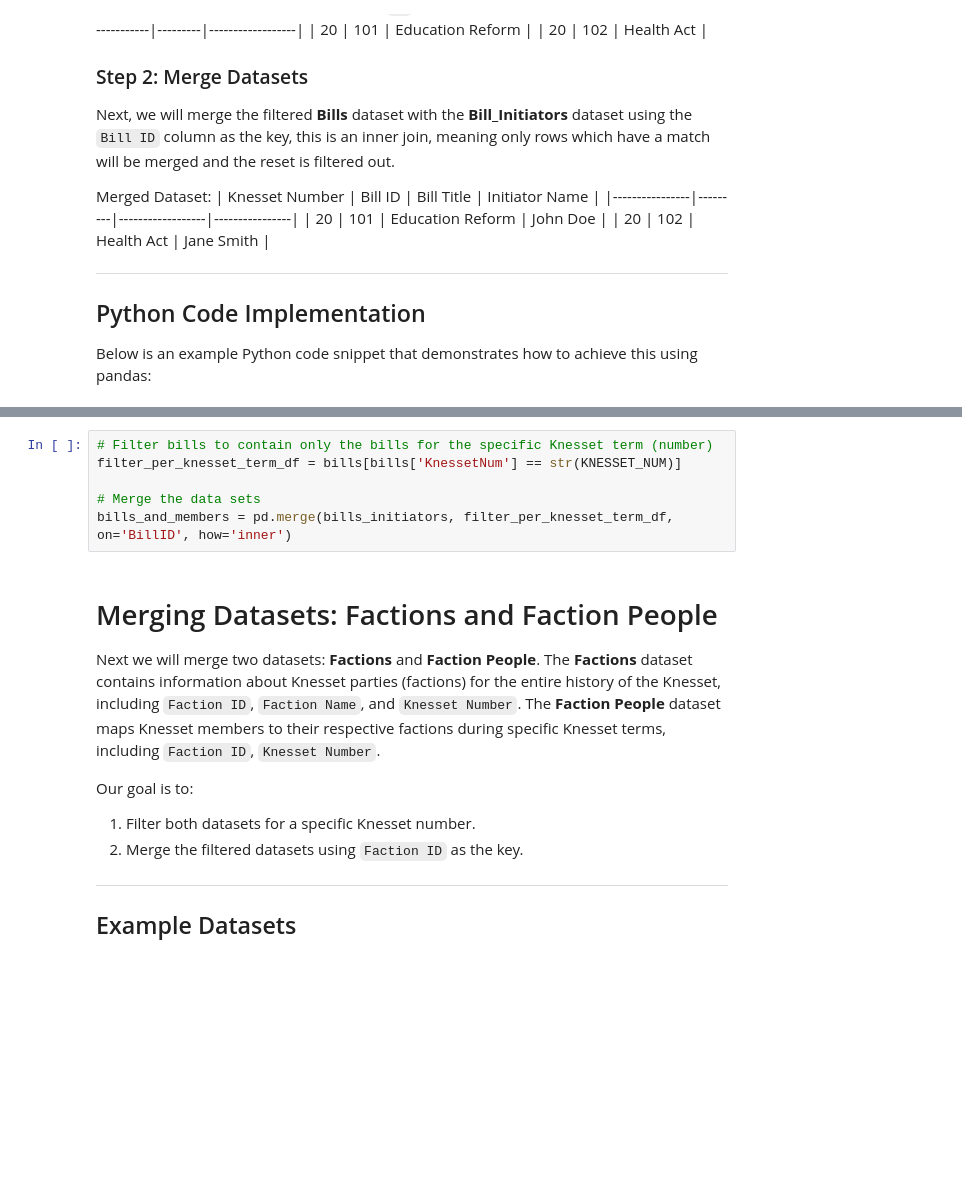
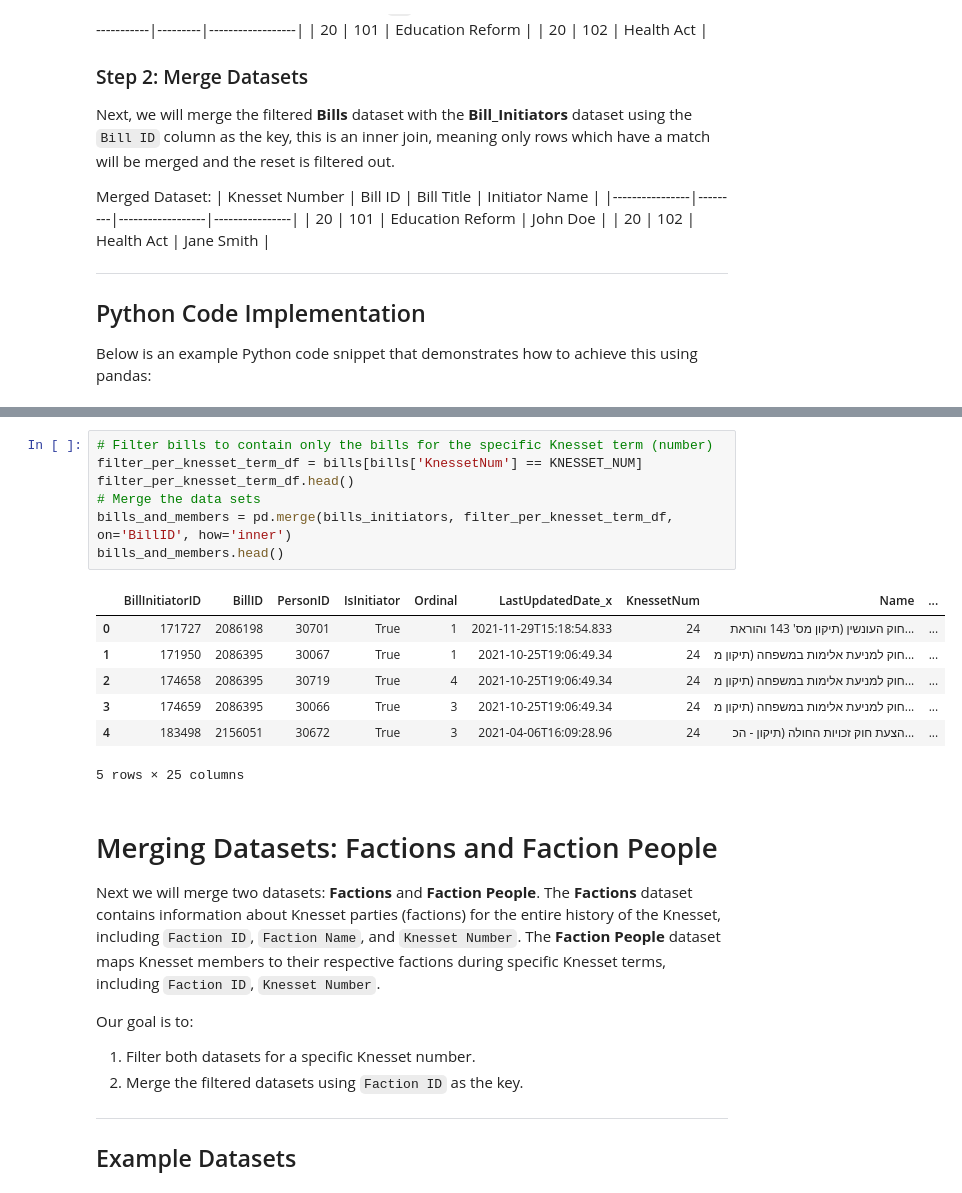
Before and after one commit to moshe-hadad/knesset-network, a Jupyter notebook: knessset_network.ipynb, the cells around one changed output, grey strips where cells are left out. Cells and saved outputs as stored; diff of their text form; blank space fills up the shorter version.

```diff
--- a/knessset_network.ipynb
+++ b/knessset_network.ipynb
@@ -139,9 +138,18 @@ bills = remote_loader(BILLS_URL)
 # %%
 # Filter bills to contain only the bills for the specific Knesset term (number)
-filter_per_knesset_term_df = bills[bills['KnessetNum'] == str(KNESSET_NUM)]
-
+filter_per_knesset_term_df = bills[bills['KnessetNum'] == KNESSET_NUM]
+filter_per_knesset_term_df.head()
 # Merge the data sets
 bills_and_members = pd.merge(bills_initiators, filter_per_knesset_term_df, on='BillID', how='inner')
+bills_and_members.head()
+# %% [output]
+|  | BillInitiatorID | BillID | PersonID | IsInitiator | Ordinal | LastUpdatedDate_x | KnessetNum | Name | ... |
+| 0 | 171727 | 2086198 | 30701 | True | 1 | 2021-11-29T15:18:54.833 | 24 | חוק העונשין (תיקון מס' 143 והוראת... | ... |
+| 1 | 171950 | 2086395 | 30067 | True | 1 | 2021-10-25T19:06:49.34 | 24 | חוק למניעת אלימות במשפחה (תיקון מ... | ... |
+| 2 | 174658 | 2086395 | 30719 | True | 4 | 2021-10-25T19:06:49.34 | 24 | חוק למניעת אלימות במשפחה (תיקון מ... | ... |
+| 3 | 174659 | 2086395 | 30066 | True | 3 | 2021-10-25T19:06:49.34 | 24 | חוק למניעת אלימות במשפחה (תיקון מ... | ... |
+| 4 | 183498 | 2156051 | 30672 | True | 3 | 2021-04-06T16:09:28.96 | 24 | הצעת חוק זכויות החולה (תיקון - הכ... | ... |
+5 rows × 25 columns
 # %% [markdown]
 # Merging Datasets: Factions and Faction People
 
```
Also changed, not shown: parts of 5 cells of this notebook.
